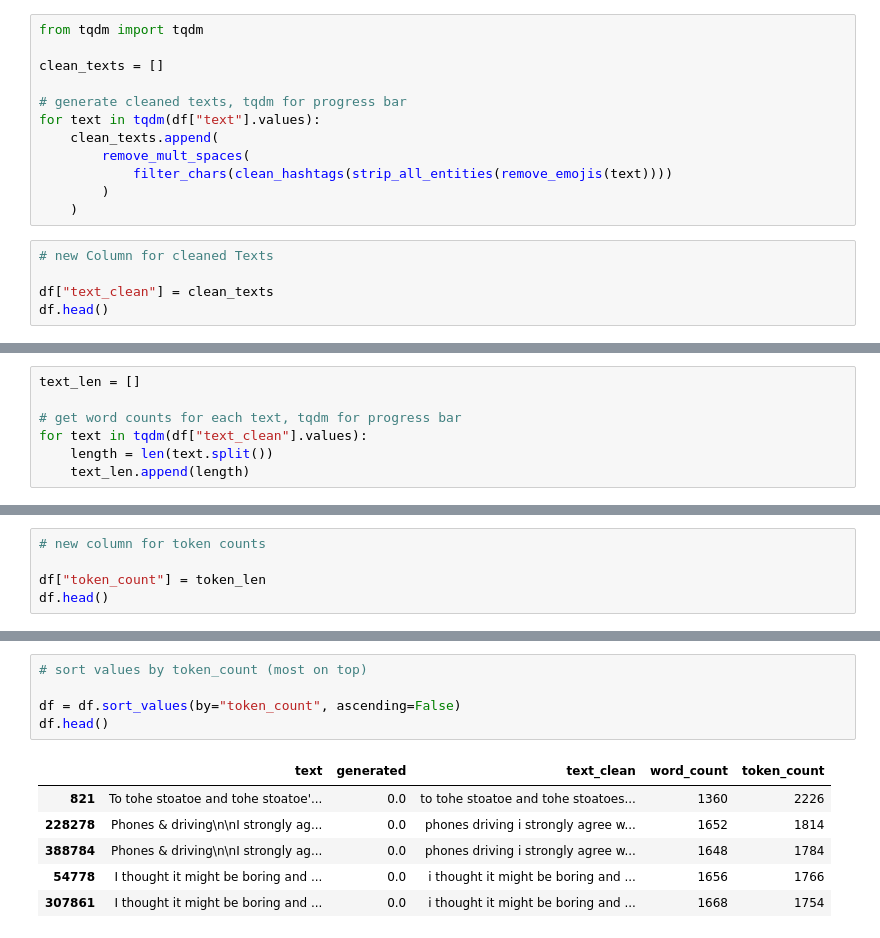
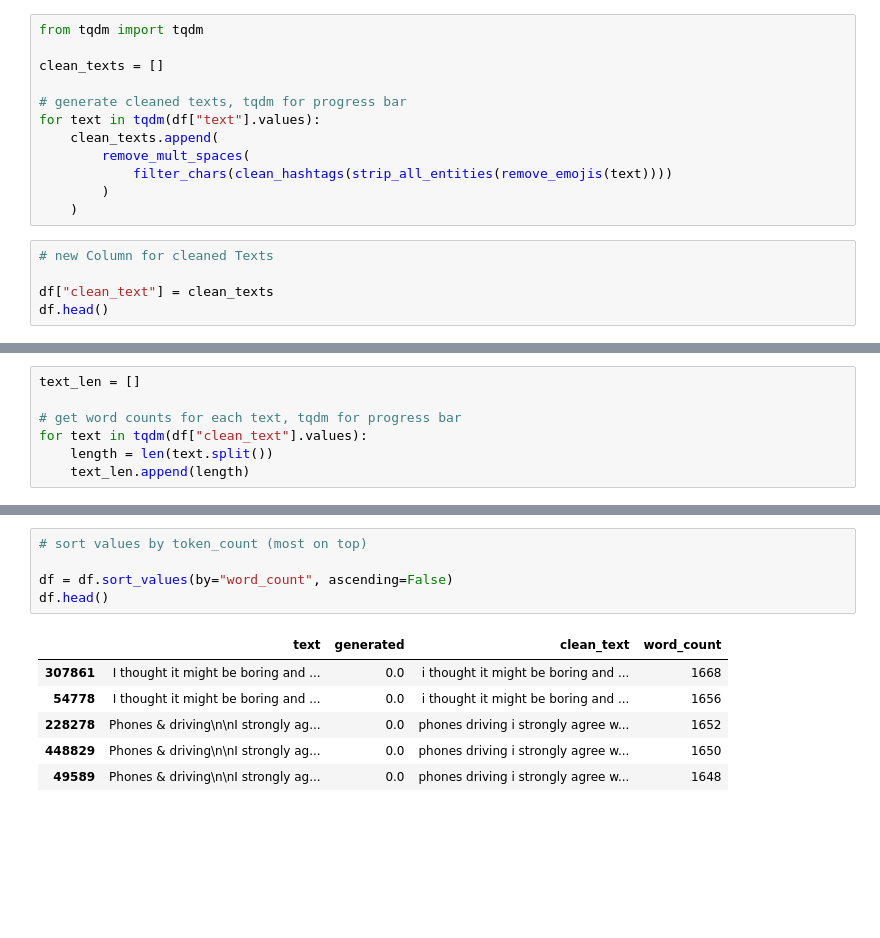
Before and after one commit to niels-2005/AI_or_Human_NLP, a Jupyter notebook: data_preprocessing.ipynb, the cells around one changed output, grey strips where cells are left out. Cells and saved outputs as stored; diff of their text form; blank space fills up the shorter version.

```diff
--- a/data_preprocessing.ipynb
+++ b/data_preprocessing.ipynb
@@ -70,6 +66,6 @@ for text in tqdm(df["text"].values):
 # %%
 # new Column for cleaned Texts
 
-df["text_clean"] = clean_texts
+df["clean_text"] = clean_texts
 df.head()
 # %% [output]
@@ -83,7 +79,7 @@ df.head()
 text_len = []
 
 # get word counts for each text, tqdm for progress bar
-for text in tqdm(df["text_clean"].values):
+for text in tqdm(df["clean_text"].values):
     length = len(text.split())
     text_len.append(length)
 # %%
@@ -115,5 +96,0 @@ for text in tqdm(df["text_clean"].values):
-# %%
-# new column for token counts
-
-df["token_count"] = token_len
-df.head()
@@ -127,15 +97,15 @@ df.head()
 # %%
 # sort values by token_count (most on top)
 
-df = df.sort_values(by="token_count", ascending=False)
+df = df.sort_values(by="word_count", ascending=False)
 df.head()
 # %% [output]
-|  | text | generated | text_clean | word_count | token_count |
-| 821 | To tohe stoatoe and tohe stoatoe'... | 0.0 | to tohe stoatoe and tohe stoatoes... | 1360 | 2226 |
-| 228278 | Phones & driving\n\nI strongly ag... | 0.0 | phones driving i strongly agree w... | 1652 | 1814 |
-| 388784 | Phones & driving\n\nI strongly ag... | 0.0 | phones driving i strongly agree w... | 1648 | 1784 |
-| 54778 | I thought it might be boring and ... | 0.0 | i thought it might be boring and ... | 1656 | 1766 |
-| 307861 | I thought it might be boring and ... | 0.0 | i thought it might be boring and ... | 1668 | 1754 |
+|  | text | generated | clean_text | word_count |
+| 307861 | I thought it might be boring and ... | 0.0 | i thought it might be boring and ... | 1668 |
+| 54778 | I thought it might be boring and ... | 0.0 | i thought it might be boring and ... | 1656 |
+| 228278 | Phones & driving\n\nI strongly ag... | 0.0 | phones driving i strongly agree w... | 1652 |
+| 448829 | Phones & driving\n\nI strongly ag... | 0.0 | phones driving i strongly agree w... | 1650 |
+| 49589 | Phones & driving\n\nI strongly ag... | 0.0 | phones driving i strongly agree w... | 1648 |
 # %%
 # see some infos about the DataFrame
 
```
Also changed, not shown: parts of 30 cells of this notebook, 5 other files.
